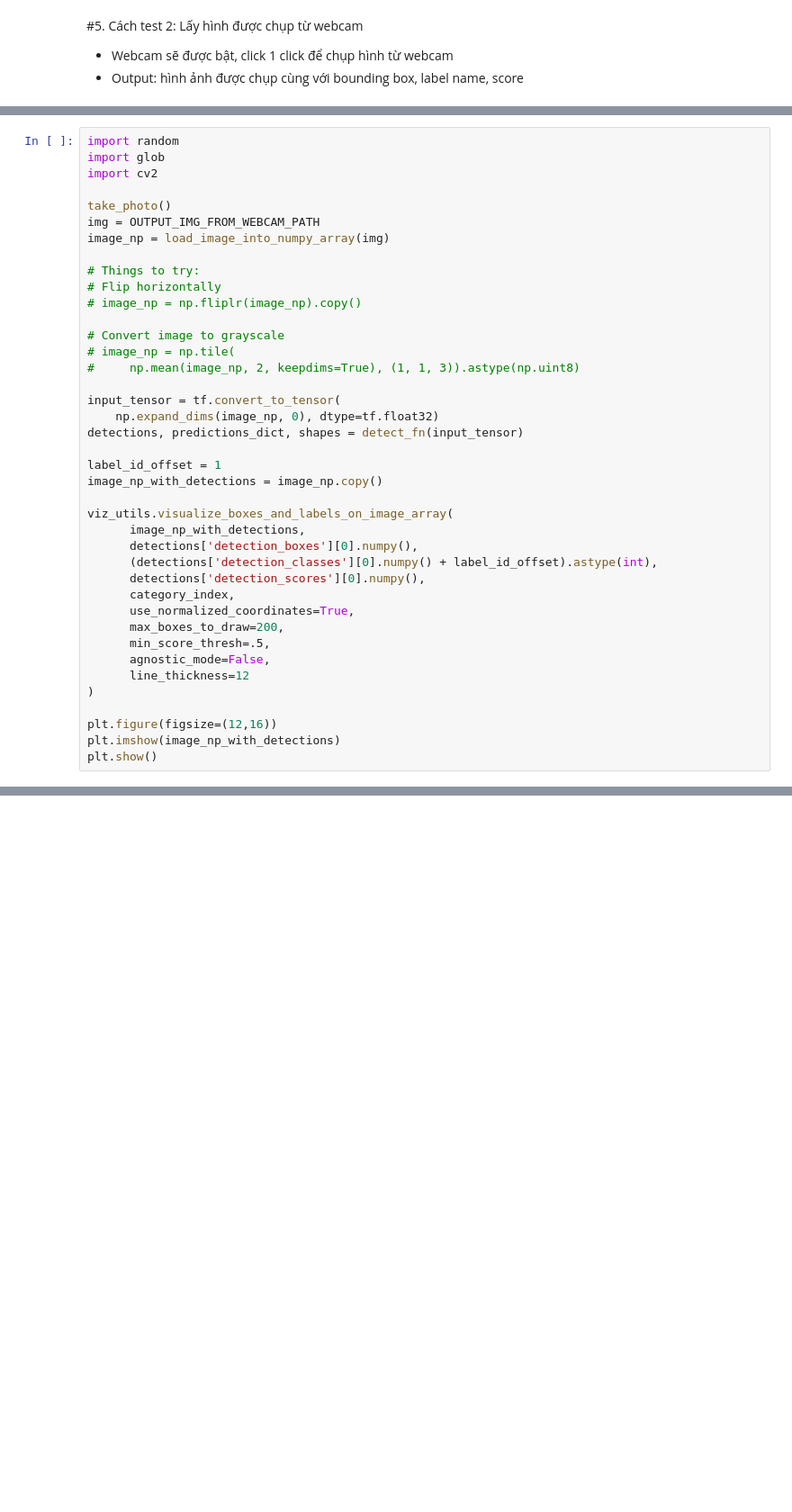
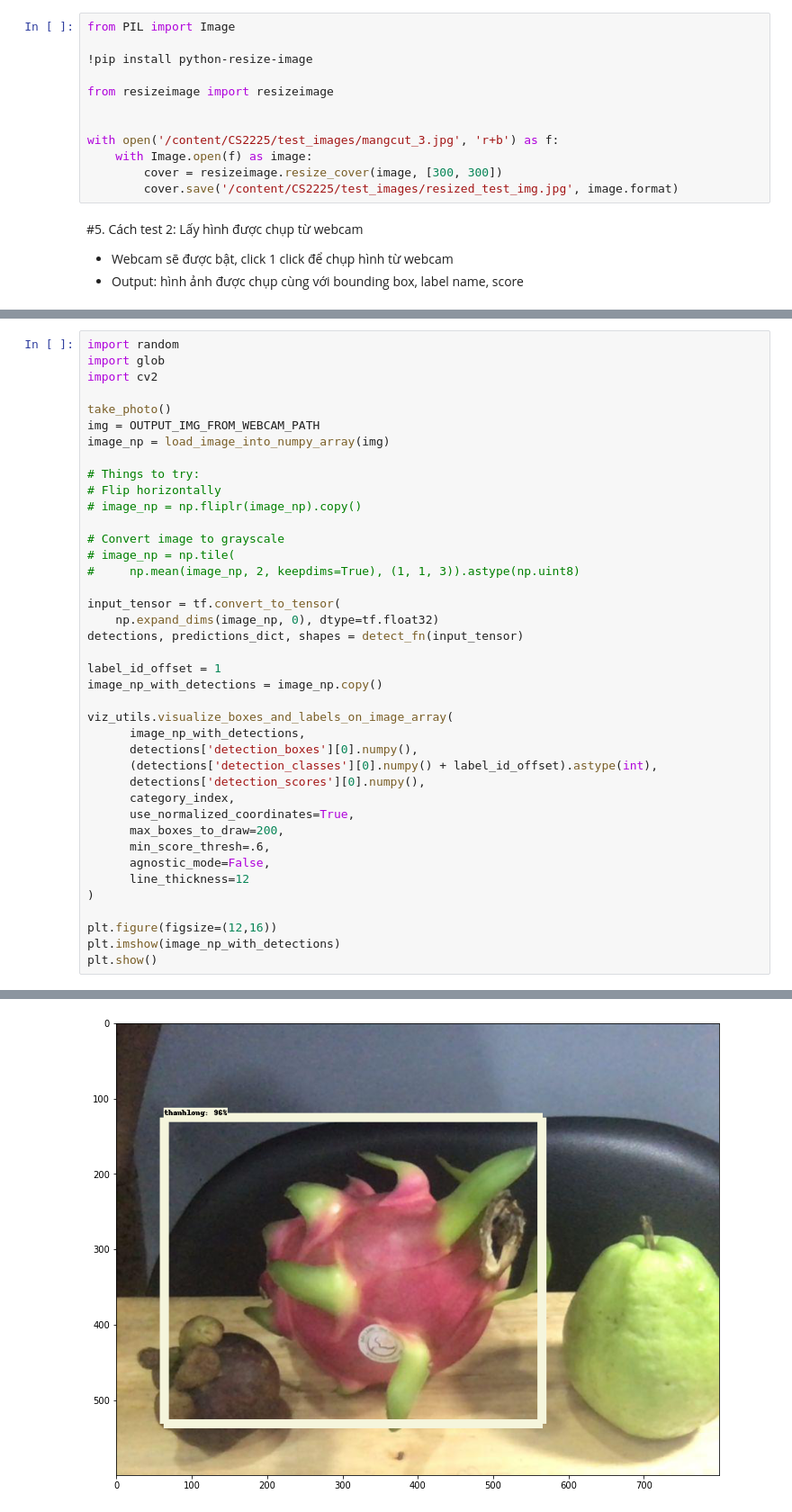
Before and after one commit to MaiNga-uit/CS2225.CH1507, a Jupyter notebook: source_code/[CS2225]Testing_6_fruits_detection_model.ipynb, the cells around one changed output, grey strips where cells are left out. Shown at 90% size. Drawn from its saved outputs; the diff is of its cells as text; blank space fills up the shorter version.

```diff
--- a/source_code/[CS2225]Testing_6_fruits_detection_model.ipynb
+++ b/source_code/[CS2225]Testing_6_fruits_detection_model.ipynb
@@ -188,3 +189,15 @@ plt.show()
+# %%
+from PIL import Image
+
+!pip install python-resize-image
+
+from resizeimage import resizeimage
+
+
+with open('/content/CS2225/test_images/mangcut_3.jpg', 'r+b') as f:
+    with Image.open(f) as image:
+        cover = resizeimage.resize_cover(image, [300, 300])
+        cover.save('/content/CS2225/test_images/resized_test_img.jpg', image.format)
 # %% [markdown]
 #5. Cách test 2: Lấy hình được chụp từ webcam
 * Webcam sẽ được bật, click 1 click để chụp hình từ webcam
@@ -268,7 +281,7 @@ viz_utils.visualize_boxes_and_labels_on_image_array(
       category_index,
       use_normalized_coordinates=True,
       max_boxes_to_draw=200,
-      min_score_thresh=.5,
+      min_score_thresh=.6,
       agnostic_mode=False,
       line_thickness=12
 )
@@ -276,3 +289,4 @@ viz_utils.visualize_boxes_and_labels_on_image_array(
 plt.figure(figsize=(12,16))
 plt.imshow(image_np_with_detections)
 plt.show()
+# %% [output]
@@ -278,0 +294 @@ plt.show()
+[figure, added]
```
Also changed, not shown: parts of 14 cells of this notebook.
